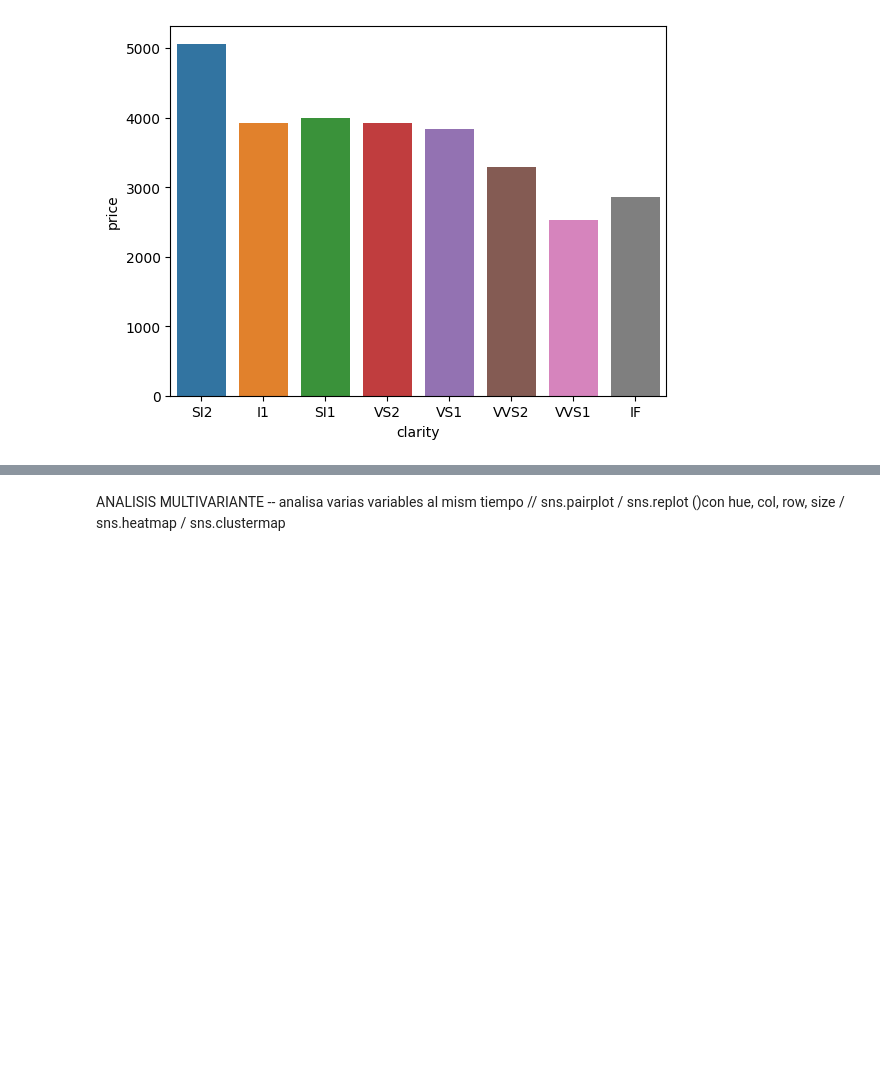
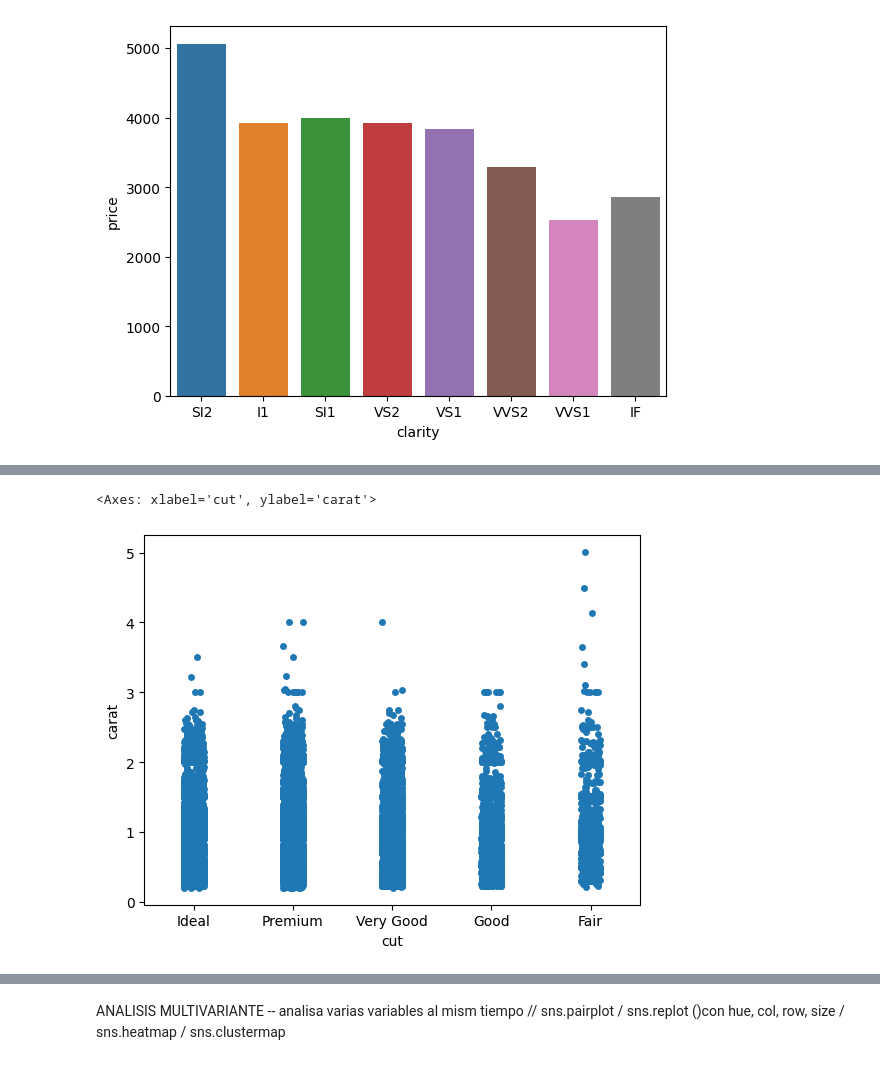
Before and after one commit to MiguelAngel3378/CURSO_ANALISIS_BD2, a Jupyter notebook: m5_visualizacion/seaborn/notebooks/ejemplo2.ipynb, the cells around one changed output, grey strips where cells are left out. Cells and saved outputs as stored; diff of their text form; code cells hidden in the pictures; blank space fills up the shorter version.

```diff
--- a/m5_visualizacion/seaborn/notebooks/ejemplo2.ipynb
+++ b/m5_visualizacion/seaborn/notebooks/ejemplo2.ipynb
@@ -200,0 +207,6 @@ sns.barplot(data=df, x='clarity', y='price', errorbar=None, order=df_price_by_cl
+# %%
+# sns.stripplot
+sns.stripplot(data=df, x='cut', y='carat')
+# %% [output]
+<Axes: xlabel='cut', ylabel='carat'>
+[figure, added]
```
Also changed, not shown: parts of 5 cells of this notebook.
